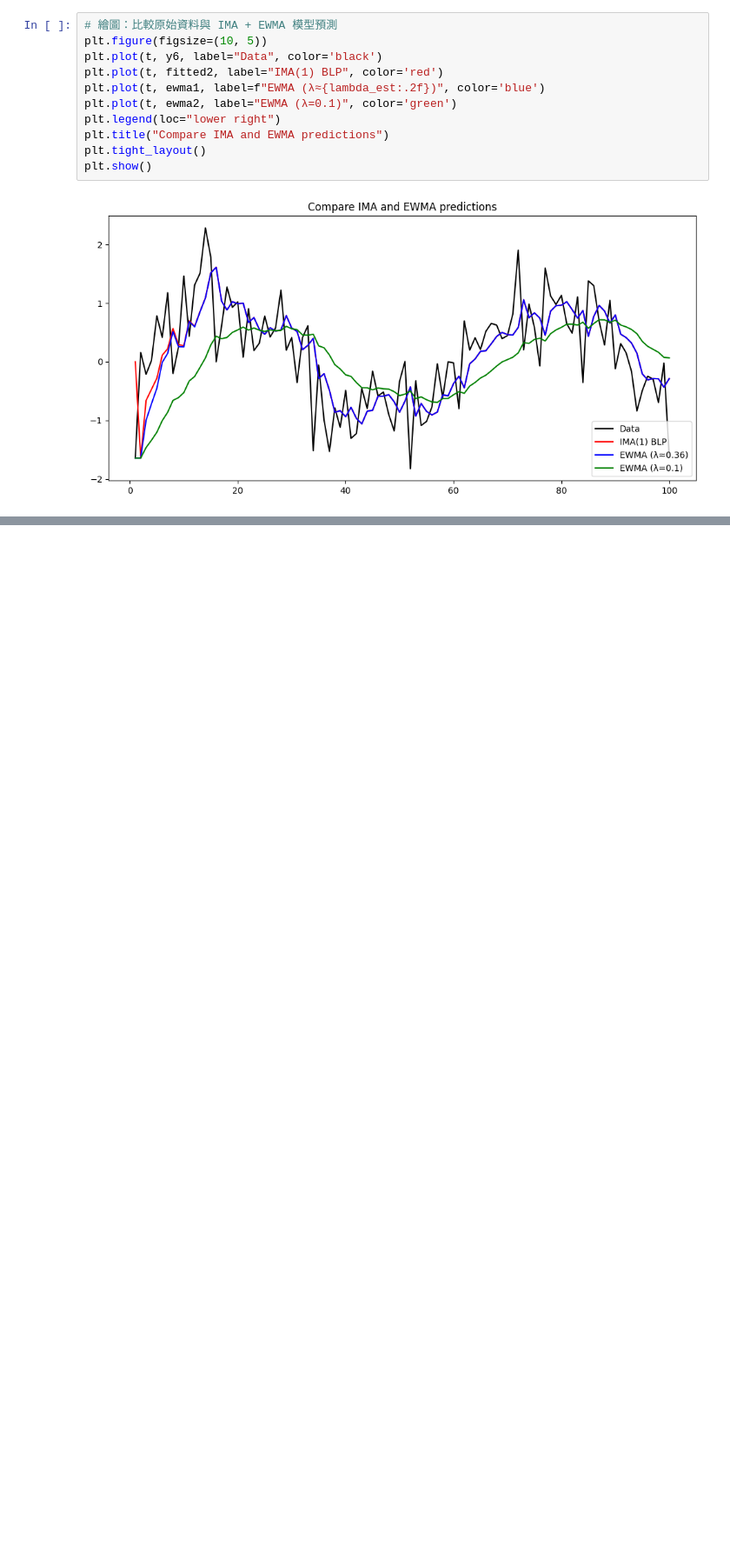
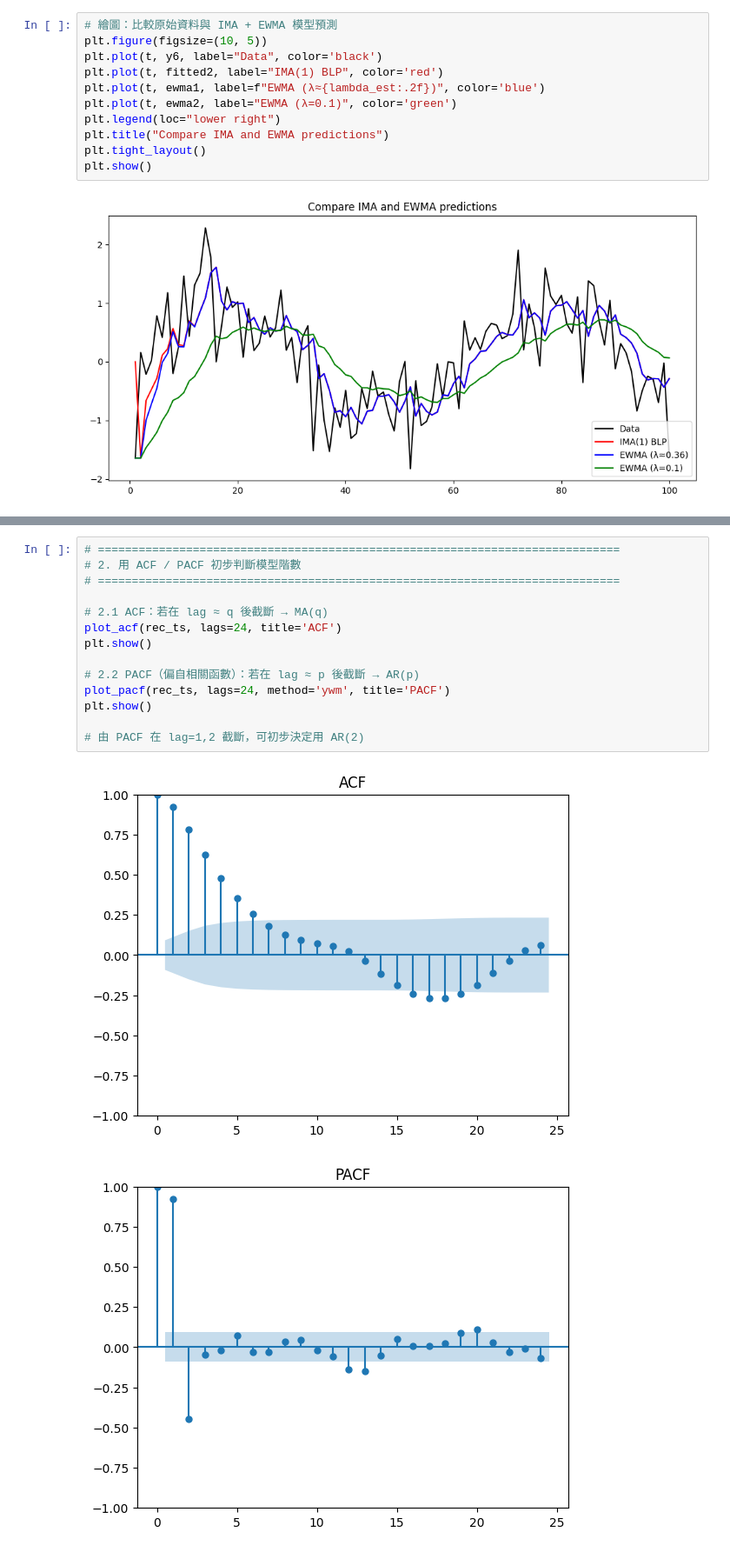
Before and after one commit to cywhale/all_for_it_learning, a Jupyter notebook: python/lecture/lecture03_timeseries.ipynb, the cells around one changed output, grey strips where cells are left out. Shown at 87% size. Saved outputs shown, nothing was run; the diff lists cells and outputs as text; blank space fills up the shorter version.

```diff
--- a/python/lecture/lecture03_timeseries.ipynb
+++ b/python/lecture/lecture03_timeseries.ipynb
@@ -181,0 +238,17 @@ plt.show()
+# %%
+# =============================================================================
+# 2. 用 ACF / PACF 初步判斷模型階數
+# =============================================================================
+
+# 2.1 ACF：若在 lag ≈ q 後截斷 → MA(q)
+plot_acf(rec_ts, lags=24, title='ACF')
+plt.show()
+
+# 2.2 PACF（偏自相關函數）：若在 lag ≈ p 後截斷 → AR(p)
+plot_pacf(rec_ts, lags=24, method='ywm', title='PACF')
+plt.show()
+
+# 由 PACF 在 lag=1,2 截斷，可初步決定用 AR(2)
+# %% [output]
+[figure, added]
+[figure, added]
```
Also changed, not shown: parts of 30 cells of this notebook, 3 other files.
